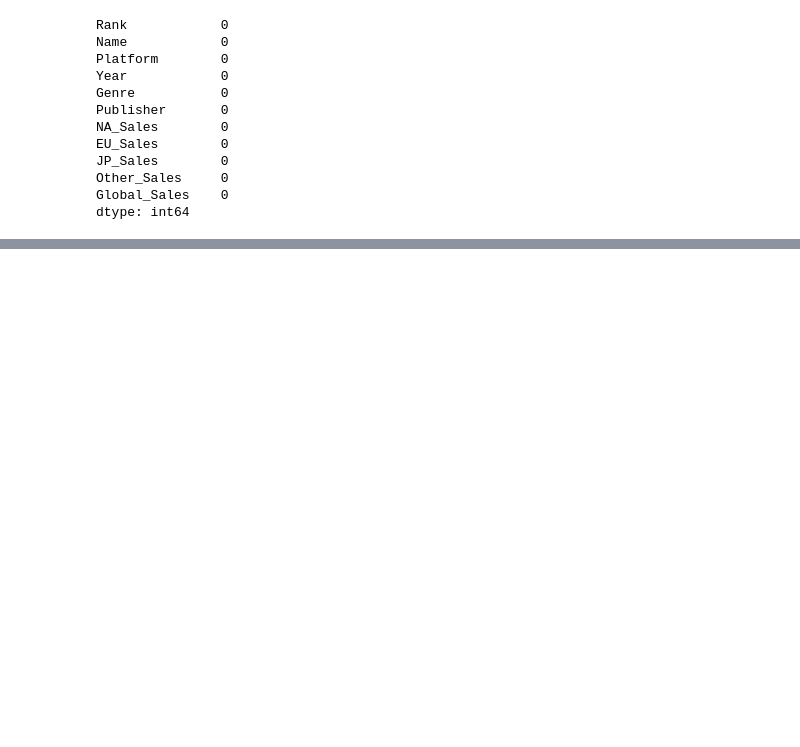
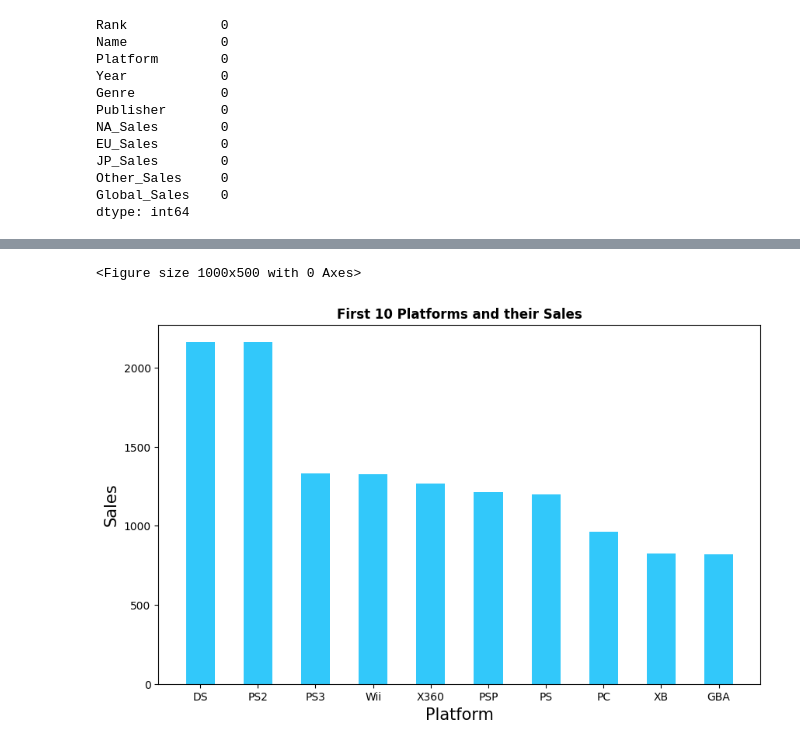
Before and after one commit to PurviSaini/Video-Games-Sales-Analysis, a Jupyter notebook: VideoGamesSales.ipynb, the cells around one changed output, grey strips where cells are left out. Cells and saved outputs as stored; diff of their text form; code cells hidden in the pictures; blank space fills up the shorter version.

```diff
--- a/VideoGamesSales.ipynb
+++ b/VideoGamesSales.ipynb
@@ -130,0 +167,14 @@ games = games.astype({'Genre': 'category'})
+# %%
+platform=games["Platform"].value_counts().head(10)
+
+#plotting bar graph
+plt.figure(figsize = (10,5))
+fig = plt.subplots(figsize =(10, 6))
+p1 = plt.bar(platform.index, platform, 0.5, color='#32c8fa')
+plt.ylabel('Sales',fontsize = 15)
+plt.xlabel('Platform',fontsize = 15)
+plt.title('First 10 Platforms and their Sales',fontsize = 12, fontweight = 'bold')
+plt.show()
+# %% [output]
+<Figure size 1000x500 with 0 Axes>
+[figure, added]
```
Also changed, not shown: parts of 5 cells of this notebook.
